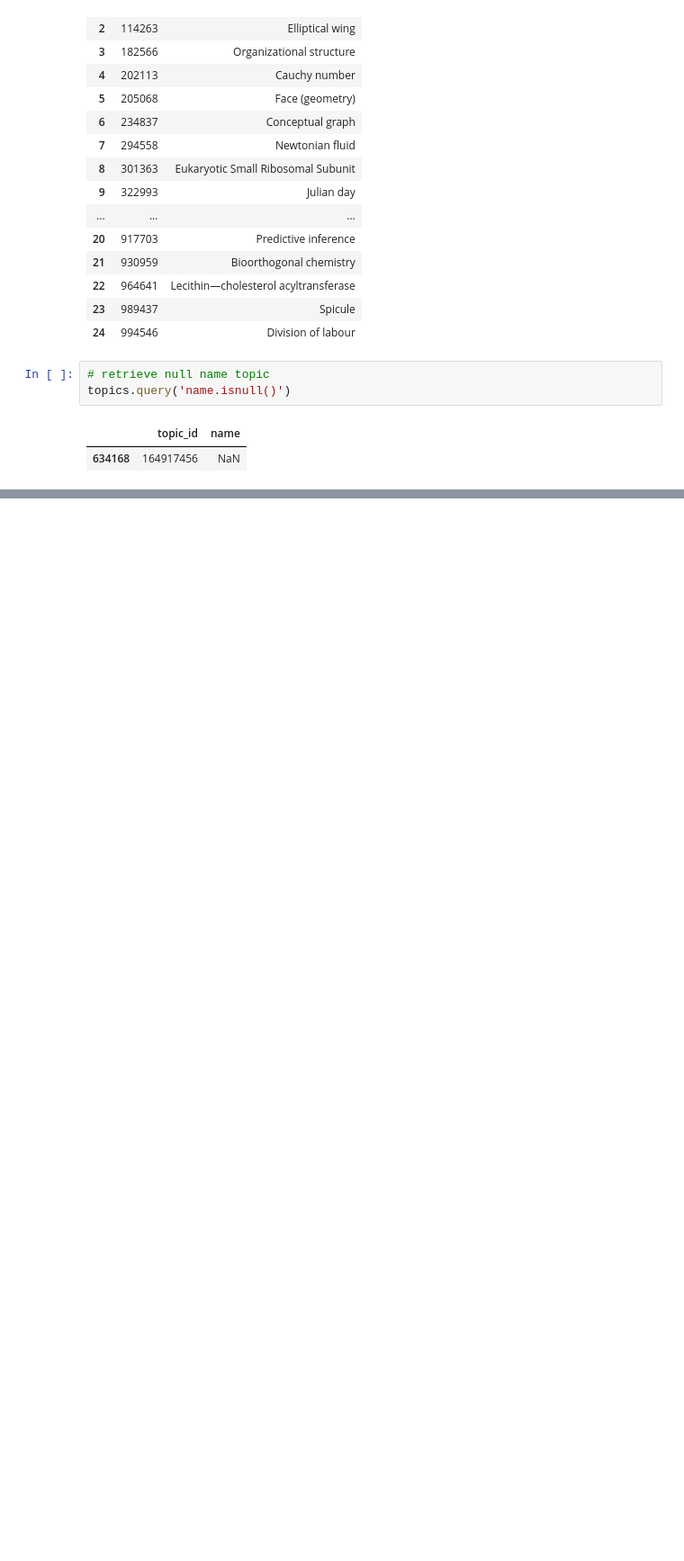
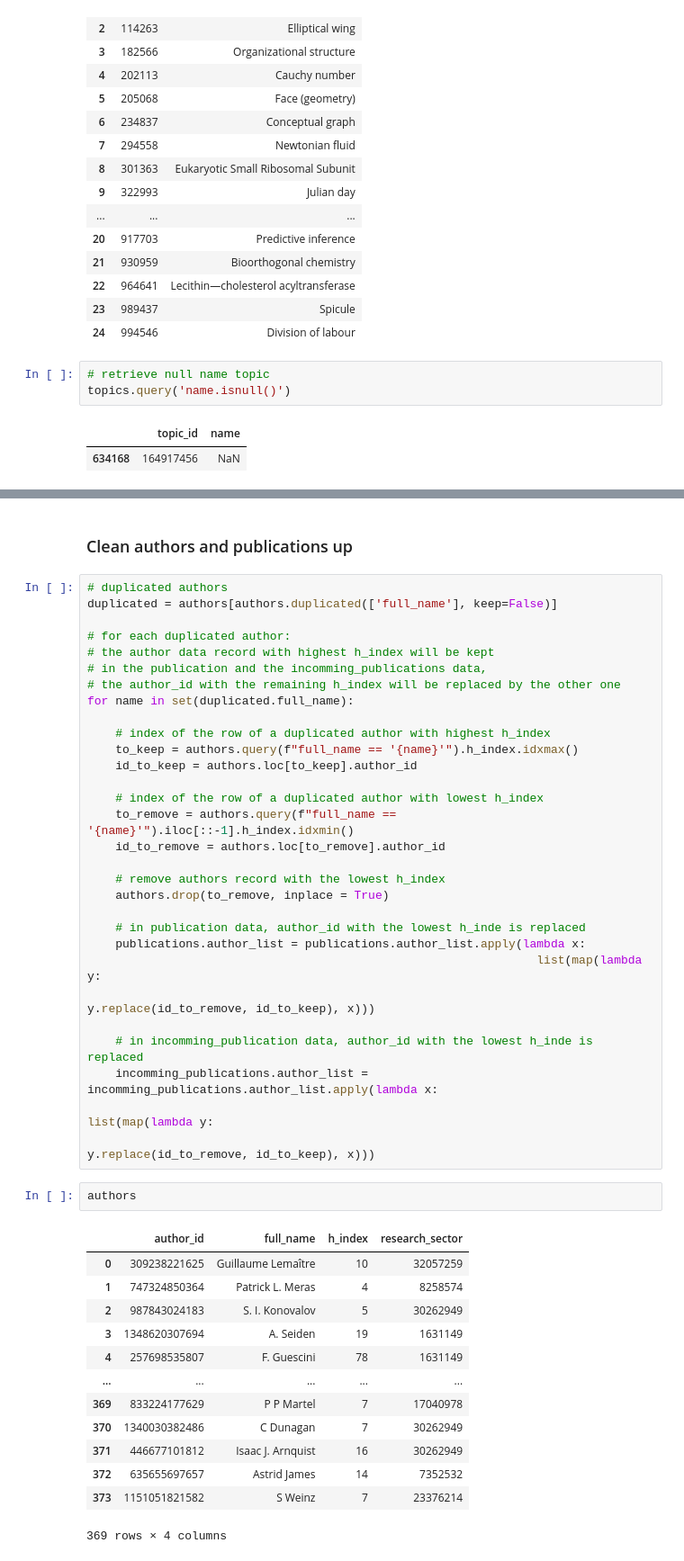
Before and after one commit to ereynrs/SciArticlesRecommender, a Jupyter notebook: notebooks/exploration.ipynb, the cells around one changed output, grey strips where cells are left out. Shown at 90% size. Cells and saved outputs as stored; diff of their text form; blank space fills up the shorter version.

```diff
--- a/notebooks/exploration.ipynb
+++ b/notebooks/exploration.ipynb
@@ -225,0 +344,48 @@ in_publications.head(25)
+# %% [markdown]
+### Clean authors and publications up
+# %%
+# duplicated authors
+duplicated = authors[authors.duplicated(['full_name'], keep=False)]
+
+# for each duplicated author:
+# the author data record with highest h_index will be kept
+# in the publication and the incomming_publications data,
+# the author_id with the remaining h_index will be replaced by the other one
+for name in set(duplicated.full_name):
+
+    # index of the row of a duplicated author with highest h_index
+    to_keep = authors.query(f"full_name == '{name}'").h_index.idxmax()
+    id_to_keep = authors.loc[to_keep].author_id
+
+    # index of the row of a duplicated author with lowest h_index
+    to_remove = authors.query(f"full_name == '{name}'").iloc[::-1].h_index.idxmin()
+    id_to_remove = authors.loc[to_remove].author_id
+
+    # remove authors record with the lowest h_index
+    authors.drop(to_remove, inplace = True)
+
+    # in publication data, author_id with the lowest h_inde is replaced
+    publications.author_list = publications.author_list.apply(lambda x:
+                                                                list(map(lambda y:
+                                                                        y.replace(id_to_remove, id_to_keep), x)))
+
+    # in incomming_publication data, author_id with the lowest h_inde is replaced
+    incomming_publications.author_list = incomming_publications.author_list.apply(lambda x:
+                                                                                        list(map(lambda y:
+                                                                                                y.replace(id_to_remove, id_to_keep), x)))
+# %%
+authors
+# %% [output]
+|  | author_id | full_name | h_index | research_sector |
+| 0 | 309238221625 | Guillaume Lemaître | 10 | 32057259 |
+| 1 | 747324850364 | Patrick L. Meras | 4 | 8258574 |
+| 2 | 987843024183 | S. I. Konovalov | 5 | 30262949 |
+| 3 | 1348620307694 | A. Seiden | 19 | 1631149 |
+| 4 | 257698535807 | F. Guescini | 78 | 1631149 |
+| ... | ... | ... | ... | ... |
+| 369 | 833224177629 | P P Martel | 7 | 17040978 |
+| 370 | 1340030382486 | C Dunagan | 7 | 30262949 |
+| 371 | 446677101812 | Isaac J. Arnquist | 16 | 30262949 |
+| 372 | 635655697657 | Astrid James | 14 | 7352532 |
+| 373 | 1151051821582 | S Weinz | 7 | 23376214 |
+369 rows × 4 columns
```
Also changed, not shown: parts of 22 cells of this notebook.
